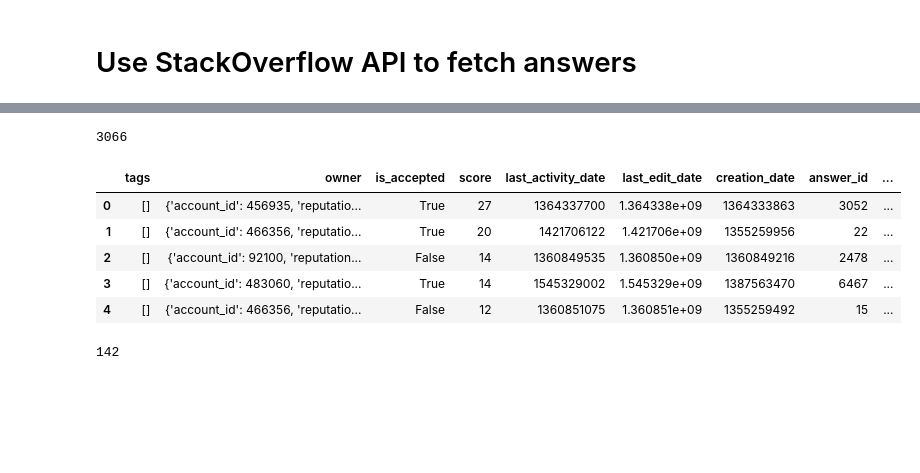
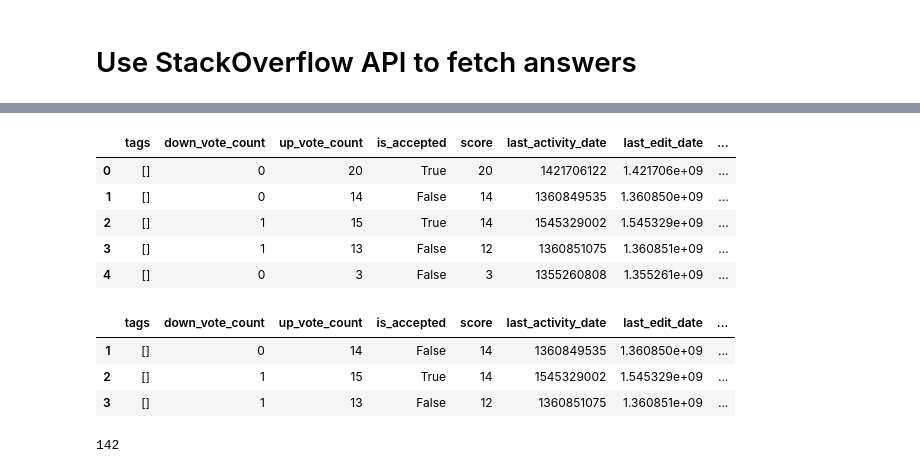
Before and after one commit to NhuanTDBK/minato-qa-engine, a Jupyter notebook: notebooks/anime_stackexchange.ipynb, the cells around one changed output, grey strips where cells are left out. Saved outputs shown, nothing was run; the diff lists cells and outputs as text; code cells hidden in the pictures; blank space fills up the shorter version.

```diff
--- a/notebooks/anime_stackexchange.ipynb
+++ b/notebooks/anime_stackexchange.ipynb
@@ -147,2 +224,4 @@ df_naruto_questions.to_parquet("../data/anime_stackexchange/anime_questions.parq
 # %% [markdown]
 # Use StackOverflow API to fetch answers
+# %%
+df_naruto_questions = pd.read_parquet("../data/anime_stackexchange/anime_questions.parquet")
@@ -151,20 +240,24 @@ import requests
 from functools import lru_cache
 import time
 
-url_template = "https://api.stackexchange.com/2.3/questions/{question_id}/answers?order=desc&sort=votes&site=anime&filter=!6WPIomp1ahFmr&key=rl_G7gpPaxtnuYzX2QLSatB3fQGq&pagesize=100&page={page}"
+filter_template = "!BMb4rqMjWRTYbMk8F86wvTcI_ZGWR1"
+key = "rl_G7gpPaxtnuYzX2QLSatB3fQGq"
+url_template = "https://api.stackexchange.com/2.3/questions/{question_id}/answers?order=desc&sort=votes&site=anime&filter={filter}&key={key}&pagesize=100&page={page}"
+
+
 def get_answers_by_question(question_ids: list, page: int = 1):
-  question_ids_param = ";".join([str(q) for q in question_ids])
-  url = url_template.format(question_id=question_ids_param, page=page)
-  response = requests.request("GET", url)
-  if response.status_code != 200:
-    print(f"Error: {response.text}")
-    return []
+    question_ids_param = ";".join([str(q) for q in question_ids])
+    url = url_template.format(question_id=question_ids_param, page=page, filter=filter_template, key=key)
+    response = requests.request("GET", url)
+    if response.status_code != 200:
+        print(f"Error: {response.text}")
+        return []
 
-  res = response.json()
-  return res
+    res = response.json()
+    return res
 # %%
 post_ids = df_naruto_questions["Id"].unique()
-batch_size = 5
+batch_size = 2
 max_reqs_per_sec = 30
 batches = [post_ids[i:i + batch_size] for i in range(0, len(post_ids), batch_size)]
 answers = []
@@ -186,17 +293,21 @@ for batch in tqdm(batches):
-# %%
-len(answers)
-# %% [output]
-3066
 # %%
 df_answers = pd.DataFrame(answers)
+df_answers["creation_date"] = pd.to_datetime(df_answers["creation_date"], unit="s")
 df_answers.head()
 # %% [output]
-|  | tags | owner | is_accepted | score | last_activity_date | last_edit_date | creation_date | answer_id | ... |
-| 0 | [] | {'account_id': 456935, 'reputatio... | True | 27 | 1364337700 | 1.364338e+09 | 1364333863 | 3052 | ... |
-| 1 | [] | {'account_id': 466356, 'reputatio... | True | 20 | 1421706122 | 1.421706e+09 | 1355259956 | 22 | ... |
-| 2 | [] | {'account_id': 92100, 'reputation... | False | 14 | 1360849535 | 1.360850e+09 | 1360849216 | 2478 | ... |
-| 3 | [] | {'account_id': 483060, 'reputatio... | True | 14 | 1545329002 | 1.545329e+09 | 1387563470 | 6467 | ... |
-| 4 | [] | {'account_id': 466356, 'reputatio... | False | 12 | 1360851075 | 1.360851e+09 | 1355259492 | 15 | ... |
+|  | tags | down_vote_count | up_vote_count | is_accepted | score | last_activity_date | last_edit_date | ... |
+| 0 | [] | 0 | 20 | True | 20 | 1421706122 | 1.421706e+09 | ... |
+| 1 | [] | 0 | 14 | False | 14 | 1360849535 | 1.360850e+09 | ... |
+| 2 | [] | 1 | 15 | True | 14 | 1545329002 | 1.545329e+09 | ... |
+| 3 | [] | 1 | 13 | False | 12 | 1360851075 | 1.360851e+09 | ... |
+| 4 | [] | 0 | 3 | False | 3 | 1355260808 | 1.355261e+09 | ... |
+# %%
+df_answers[df_answers["question_id"]==10]
+# %% [output]
+|  | tags | down_vote_count | up_vote_count | is_accepted | score | last_activity_date | last_edit_date | ... |
+| 1 | [] | 0 | 14 | False | 14 | 1360849535 | 1.360850e+09 | ... |
+| 2 | [] | 1 | 15 | True | 14 | 1545329002 | 1.545329e+09 | ... |
+| 3 | [] | 1 | 13 | False | 12 | 1360851075 | 1.360851e+09 | ... |
 # %%
 df_answers["question_id"] = df_answers["question_id"].astype('str')
 df_joint = df_answers.merge(df_naruto_questions, left_on=["question_id"], right_on=["Id"], suffixes=('_answer', '_question'))
```
Also changed, not shown: parts of 36 cells of this notebook, 18 other files.
